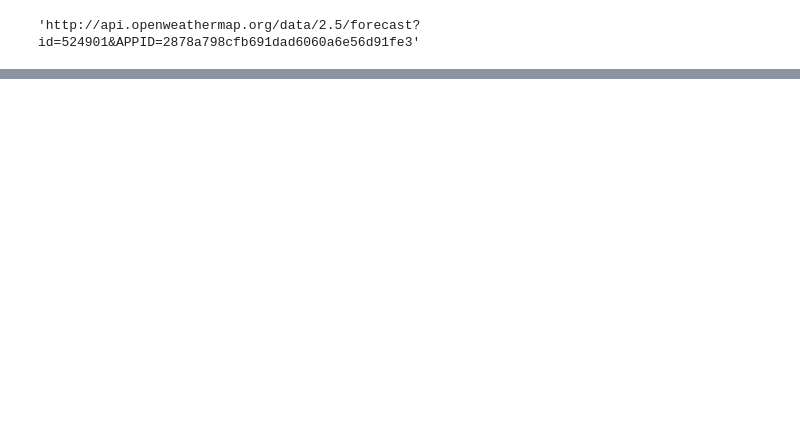
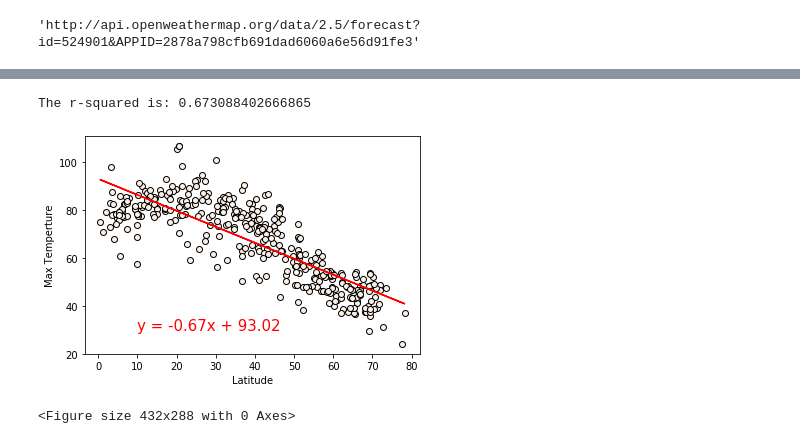
Before and after one commit to tnatoli29/Python-API-Challenge, a Jupyter notebook: WeatherPy/WeatherPy.ipynb, the cells around one changed output, grey strips where cells are left out. Saved outputs shown, nothing was run; the diff lists cells and outputs as text; code cells hidden in the pictures; blank space fills up the shorter version.

```diff
--- a/WeatherPy/WeatherPy.ipynb
+++ b/WeatherPy/WeatherPy.ipynb
@@ -191,0 +185,7 @@ plt.savefig("output_data/lat_vs_wind")
+# %%
+#Now time to find the linear regression for the data looking at the Northern and Southern Hemisphere
+#Set up Northern and Southern Hemisphere variables
+
+north_hem = weather_df.loc[weather_df["Lat"] >= 0,:]
+south_hem = weather_df.loc[weather_df["Lat"] < 0,:]
+north_hem.head()
@@ -191,0 +199,19 @@ plt.savefig("output_data/lat_vs_wind")
+# %%
+#Create a linear regression chart comparing Max Temp and Latitude for the Northern Hemisphere
+x_values = north_hem["Lat"]
+y_values = north_hem["Max Temp"]
+(slope, intercept, rvalue, pvalue, stderr) = linregress(x_values, y_values)
+regress_values = x_values * slope + intercept
+line_eq = "y = " + str(round(slope,2)) + "x + " + str(round(intercept,2))
+plt.scatter(x_values,y_values, color = "linen", edgecolor = "black")
+plt.plot(x_values,regress_values,"r-")
+plt.annotate(line_eq,(10,30),fontsize=15,color="red")
+plt.xlabel("Latitude")
+plt.ylabel("Max Temperture")
+print(f"The r-squared is: {rvalue**2}")
+plt.show()
+plt.savefig("output_data/north_lat_vs_temp")
+# %% [output]
+The r-squared is: 0.673088402666865
+[figure, added]
+<Figure size 432x288 with 0 Axes>
```
Also changed, not shown: parts of 20 cells of this notebook, 5 other files.
